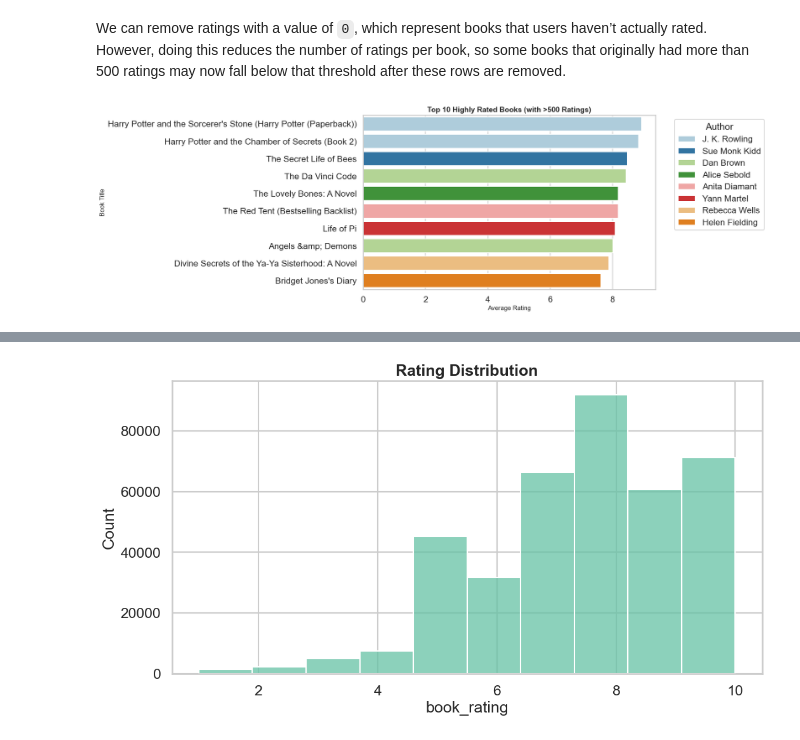
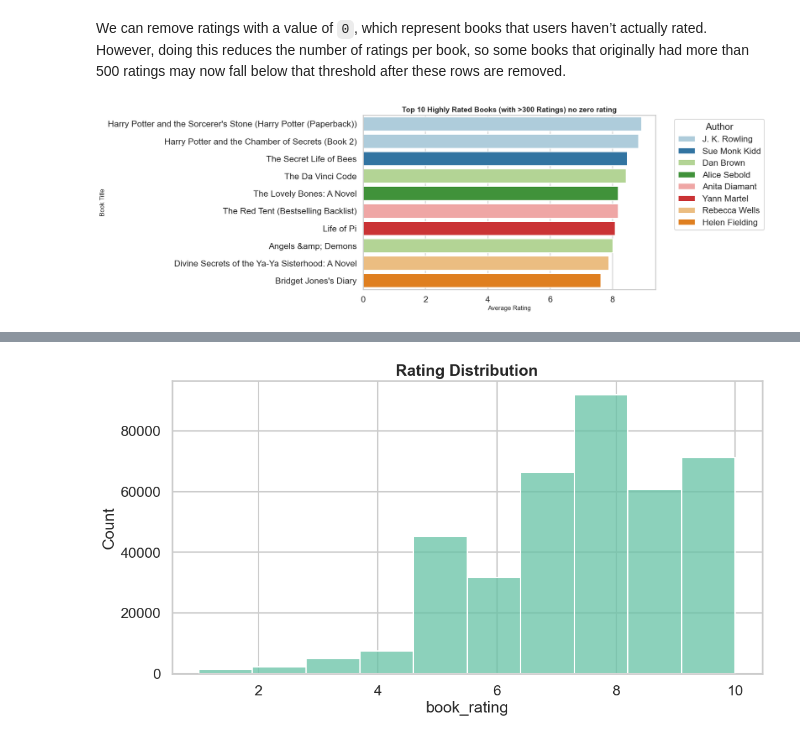
Before and after one commit to saricmilos/what-else-should-I-read, a Jupyter notebook: book_recommendation_system_eda.ipynb, the cells around one changed output, grey strips where cells are left out. Saved outputs shown, nothing was run; the diff lists cells and outputs as text; code cells hidden in the pictures.

```diff
--- a/book_recommendation_system_eda.ipynb
+++ b/book_recommendation_system_eda.ipynb
@@ -1363,31 +1433,31 @@ merged_df = merged_df[merged_df['book_rating']!=0]
 # %%
 # Aggregate mean and count of ratings per book
 book_rating = (
     merged_df.groupby(['book_title', 'book_author'])['book_rating']
     .agg(count='count', mean='mean')
     .reset_index()
 )
 
 # Filter to only books with a substantial number of ratings
-filtered_books = book_rating.query("count > 300").sort_values('mean', ascending=False).head(10)
+filtered_books_no_zero_300 = book_rating.query("count > 300").sort_values('mean', ascending=False).head(10)
 
 # Improve the plot
 sns.set(style="whitegrid", context="talk")
 plt.figure(figsize=(10, 6))
 sns.barplot(
-    data=filtered_books,
+    data=filtered_books_no_zero_300,
     x='mean',
     y='book_title',
     hue='book_author',
     palette='Paired',
 )
 
 # Labels and title
 plt.xlabel('Average Rating', fontsize=12)
 plt.ylabel('Book Title', fontsize=12)
-plt.title('Top 10 Highly Rated Books (with >500 Ratings)', fontsize=14, fontweight='bold')
+plt.title('Top 10 Highly Rated Books (with >300 Ratings) no zero rating', fontsize=14, fontweight='bold')
 plt.legend(title='Author', bbox_to_anchor=(1.05, 1), loc='upper left')
 plt.tight_layout()
 plt.show()
 # %% [output]
-[figure, old version]
+[figure, new version]
```
Also changed, not shown: parts of 132 cells of this notebook, 2 other files.
